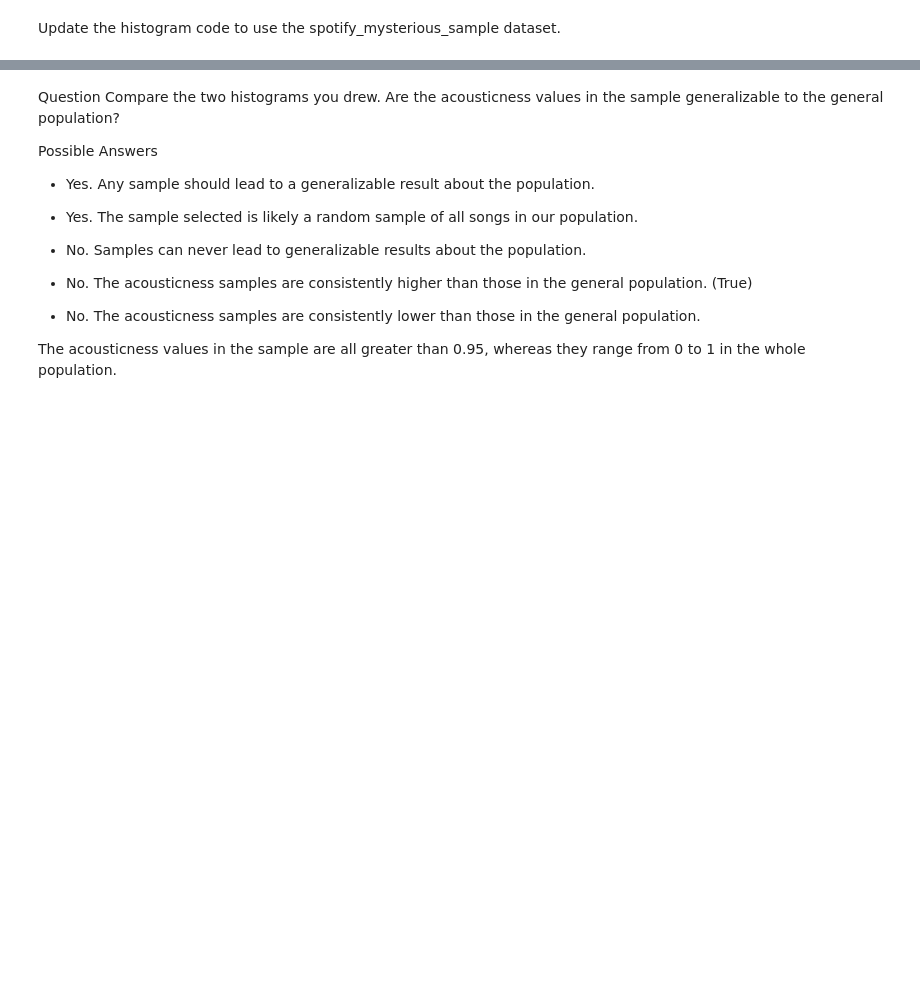
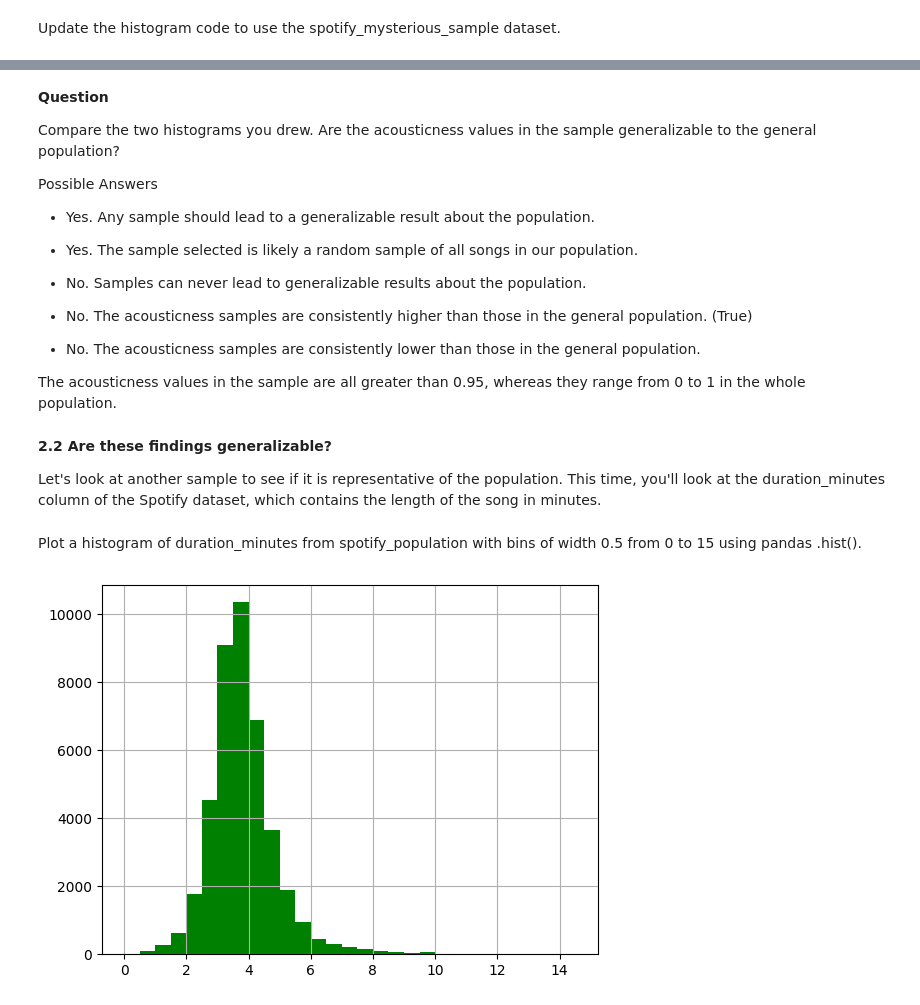
Before and after one commit to yazanhannun/Sampling-in-Python, a Jupyter notebook: 1_ Introduction to Sampling.ipynb, the cells around one changed output, grey strips where cells are left out. Cells and saved outputs as stored; diff of their text form; code cells hidden in the pictures; blank space fills up the shorter version.

Commit message:
Convenience sampling/are these finding generalizable

```diff
--- a/1_ Introduction to Sampling.ipynb
+++ b/1_ Introduction to Sampling.ipynb
@@ -120,5 +120,6 @@ plt.show()
 # %% [markdown]
-Question
+<b>Question</b>
+
 Compare the two histograms you drew. Are the acousticness values in the sample generalizable to the general population?
 
 Possible Answers
@@ -134,3 +135,15 @@ Possible Answers
 - No. The acousticness samples are consistently lower than those in the general population.
 
 The acousticness values in the sample are all greater than 0.95, whereas they range from 0 to 1 in the whole population.
+# %% [markdown]
+<b>2.2 Are these findings generalizable?</b>
+
+Let's look at another sample to see if it is representative of the population. This time, you'll look at the duration_minutes column of the Spotify dataset, which contains the length of the song in minutes.
+# %% [markdown]
+Plot a histogram of duration_minutes from spotify_population with bins of width 0.5 from 0 to 15 using pandas .hist().
+# %%
+# Visualize the distribution of duration_minutes as a histogram
+spotify_population['duration_minutes'].hist(bins=np.arange(0, 15, 0.5), color = 'green')
+plt.show()
+# %% [output]
+[figure, added]
```
Also changed, not shown: parts of 4 cells of this notebook.
